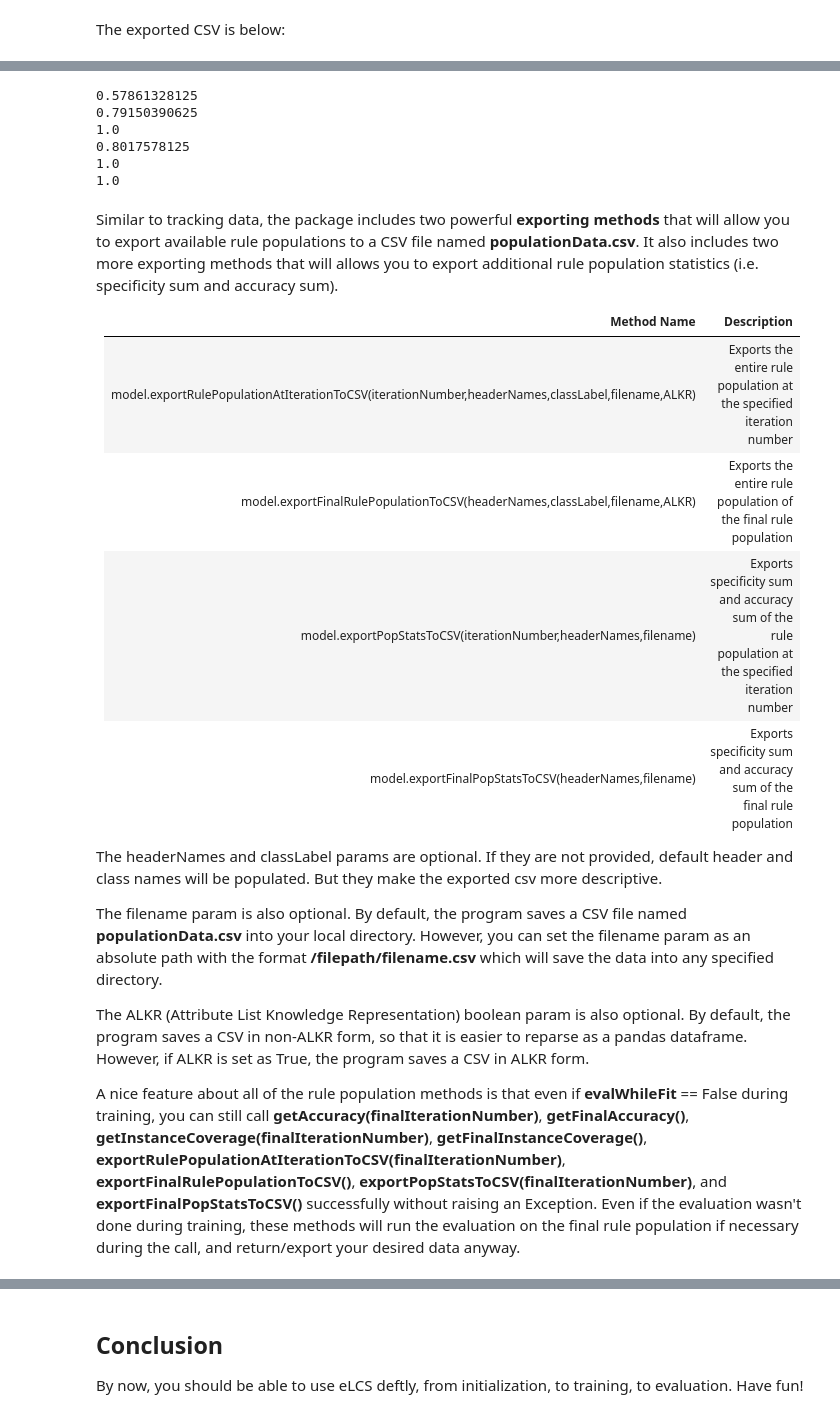
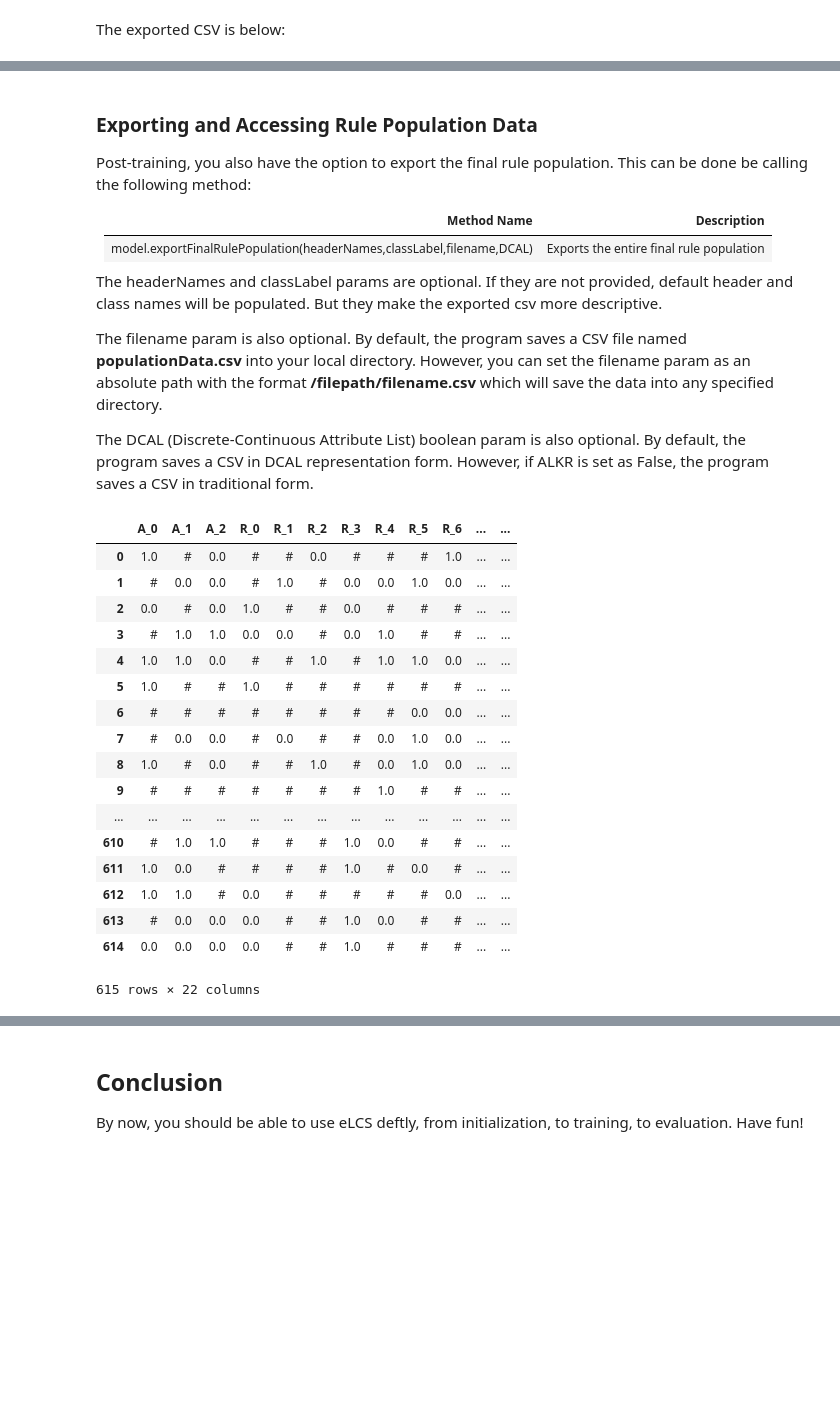
Before and after one commit to UrbsLab/scikit-eLCS, a Jupyter notebook: eLCS User Guide.ipynb, the cells around one changed output, grey strips where cells are left out. Cells and saved outputs as stored; diff of their text form; code cells hidden in the pictures; blank space fills up the shorter version.

```diff
--- a/eLCS User Guide.ipynb
+++ b/eLCS User Guide.ipynb
@@ -742,43 +701,37 @@ Remember that iterationNumber is 0 indexed (the first iteration is iteration 0).
-# %%
-#Evaluation Accuracy at iteration 99
-print(trainedModel.getAccuracy(99))
-
-#Evaluation Accuracy at iteration 999
-print(trainedModel.getAccuracy(999))
-
-#Evaluation Accuracy or Final Rule Population
-print(trainedModel.getFinalAccuracy())
-
-#Instance Coverage at iteration 99
-print(trainedModel.getInstanceCoverage(99))
-
-#Instance Coverage at iteration 999
-print(trainedModel.getInstanceCoverage(999))
-
-#Instance Coverage or Final Rule Population
-print(trainedModel.getFinalInstanceCoverage())
-# %% [output]
-0.57861328125
-0.79150390625
-1.0
-0.8017578125
-1.0
-1.0
 # %% [markdown]
-Similar to tracking data, the package includes two powerful **exporting methods** that will allow you to export available rule populations to a CSV file named **populationData.csv**. It also includes two more exporting methods that will allows you to export additional rule population statistics (i.e. specificity sum and accuracy sum).
+### Exporting and Accessing Rule Population Data
+Post-training, you also have the option to export the final rule population. This can be done be calling the following method:
 
 | Method Name | Description |
 | :--- | :--- |
-| model.exportRulePopulationAtIterationToCSV(iterationNumber,headerNames,classLabel,filename,ALKR) | Exports the entire rule population at the specified iteration number |
-| model.exportFinalRulePopulationToCSV(headerNames,classLabel,filename,ALKR) | Exports the entire rule population of the final rule population |
-| model.exportPopStatsToCSV(iterationNumber,headerNames,filename) | Exports specificity sum and accuracy sum of the rule population at the specified iteration number |
-| model.exportFinalPopStatsToCSV(headerNames,filename) | Exports specificity sum and accuracy sum of the final rule population |
-
+| model.exportFinalRulePopulation(headerNames,classLabel,filename,DCAL) | Exports the entire final rule population |
 
 The headerNames and classLabel params are optional. If they are not provided, default header and class names will be populated. But they make the exported csv more descriptive.
 
 The filename param is also optional. By default, the program saves a CSV file named **populationData.csv** into your local directory. However, you can set the filename param as an absolute path with the format **/filepath/filename.csv** which will save the data into any specified directory.
 
-The ALKR (Attribute List Knowledge Representation) boolean param is also optional. By default, the program saves a CSV in non-ALKR form, so that it is easier to reparse as a pandas dataframe. However, if ALKR is set as True, the program saves a CSV in ALKR form.
-
-A nice feature about all of the rule population methods is that even if **evalWhileFit** == False during training, you can still call **getAccuracy(finalIterationNumber)**, **getFinalAccuracy()**, **getInstanceCoverage(finalIterationNumber)**, **getFinalInstanceCoverage()**, **exportRulePopulationAtIterationToCSV(finalIterationNumber)**, **exportFinalRulePopulationToCSV()**, **exportPopStatsToCSV(finalIterationNumber)**, and **exportFinalPopStatsToCSV()** successfully without raising an Exception. Even if the evaluation wasn't done during training, these methods will run the evaluation on the final rule population if necessary during the call, and return/export your desired data anyway.
+The DCAL (Discrete-Continuous Attribute List) boolean param is also optional. By default, the program saves a CSV in DCAL representation form. However, if ALKR is set as False, the program saves a CSV in traditional form.
+# %%
+trainedModel.exportFinalRulePopulation(headers,classLabel,filename="defaultExportDir/fileRulePopulation.csv",DCAL=False)
+
+populationData2 = pd.read_csv("defaultExportDir/fileRulePopulation.csv")
+display(populationData2)
+# %% [output]
+|  | A_0 | A_1 | A_2 | R_0 | R_1 | R_2 | R_3 | R_4 | R_5 | R_6 | ... | ... |
+| 0 | 1.0 | # | 0.0 | # | # | 0.0 | # | # | # | 1.0 | ... | ... |
+| 1 | # | 0.0 | 0.0 | # | 1.0 | # | 0.0 | 0.0 | 1.0 | 0.0 | ... | ... |
+| 2 | 0.0 | # | 0.0 | 1.0 | # | # | 0.0 | # | # | # | ... | ... |
+| 3 | # | 1.0 | 1.0 | 0.0 | 0.0 | # | 0.0 | 1.0 | # | # | ... | ... |
+| 4 | 1.0 | 1.0 | 0.0 | # | # | 1.0 | # | 1.0 | 1.0 | 0.0 | ... | ... |
+| 5 | 1.0 | # | # | 1.0 | # | # | # | # | # | # | ... | ... |
+| 6 | # | # | # | # | # | # | # | # | 0.0 | 0.0 | ... | ... |
+| 7 | # | 0.0 | 0.0 | # | 0.0 | # | # | 0.0 | 1.0 | 0.0 | ... | ... |
+| 8 | 1.0 | # | 0.0 | # | # | 1.0 | # | 0.0 | 1.0 | 0.0 | ... | ... |
+| 9 | # | # | # | # | # | # | # | 1.0 | # | # | ... | ... |
+| ... | ... | ... | ... | ... | ... | ... | ... | ... | ... | ... | ... | ... |
+| 610 | # | 1.0 | 1.0 | # | # | # | 1.0 | 0.0 | # | # | ... | ... |
+| 611 | 1.0 | 0.0 | # | # | # | # | 1.0 | # | 0.0 | # | ... | ... |
+| 612 | 1.0 | 1.0 | # | 0.0 | # | # | # | # | # | 0.0 | ... | ... |
+| 613 | # | 0.0 | 0.0 | 0.0 | # | # | 1.0 | 0.0 | # | # | ... | ... |
+| 614 | 0.0 | 0.0 | 0.0 | 0.0 | # | # | 1.0 | # | # | # | ... | ... |
+615 rows × 22 columns
```
Also changed, not shown: parts of 33 cells of this notebook, 22 other files.
